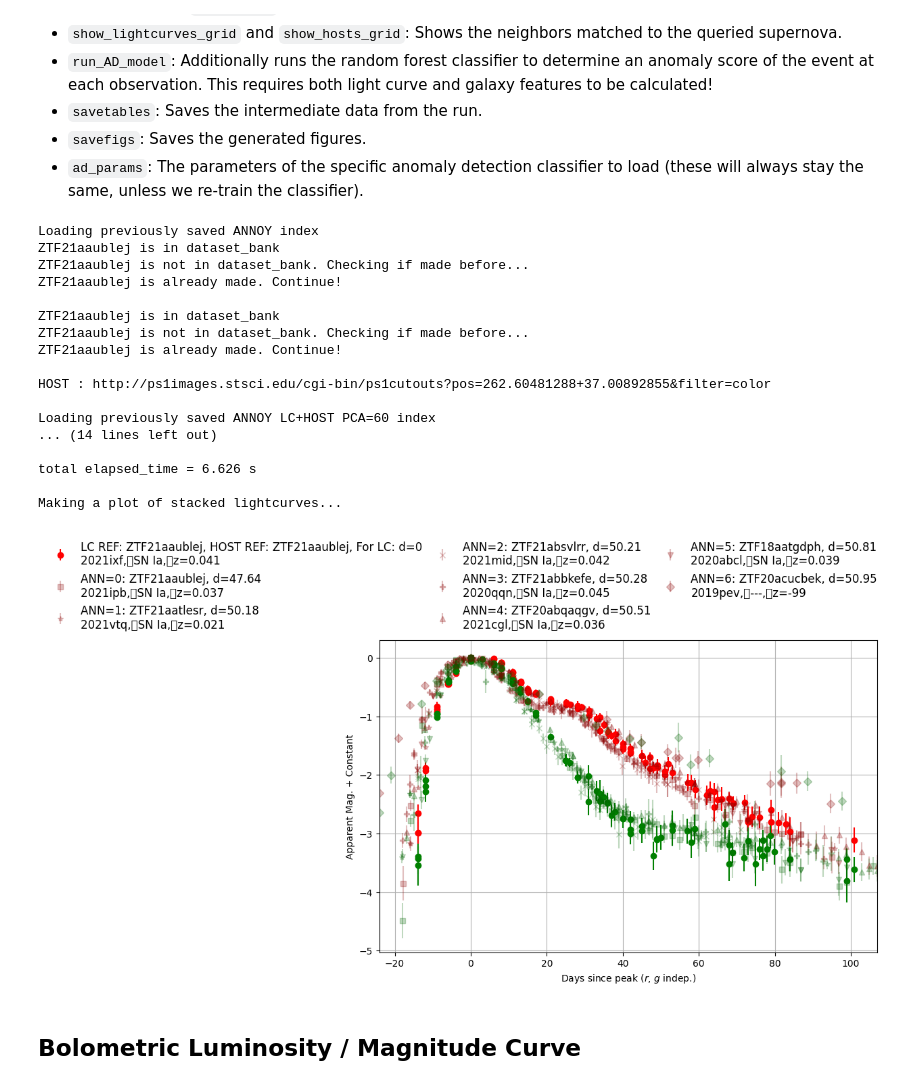
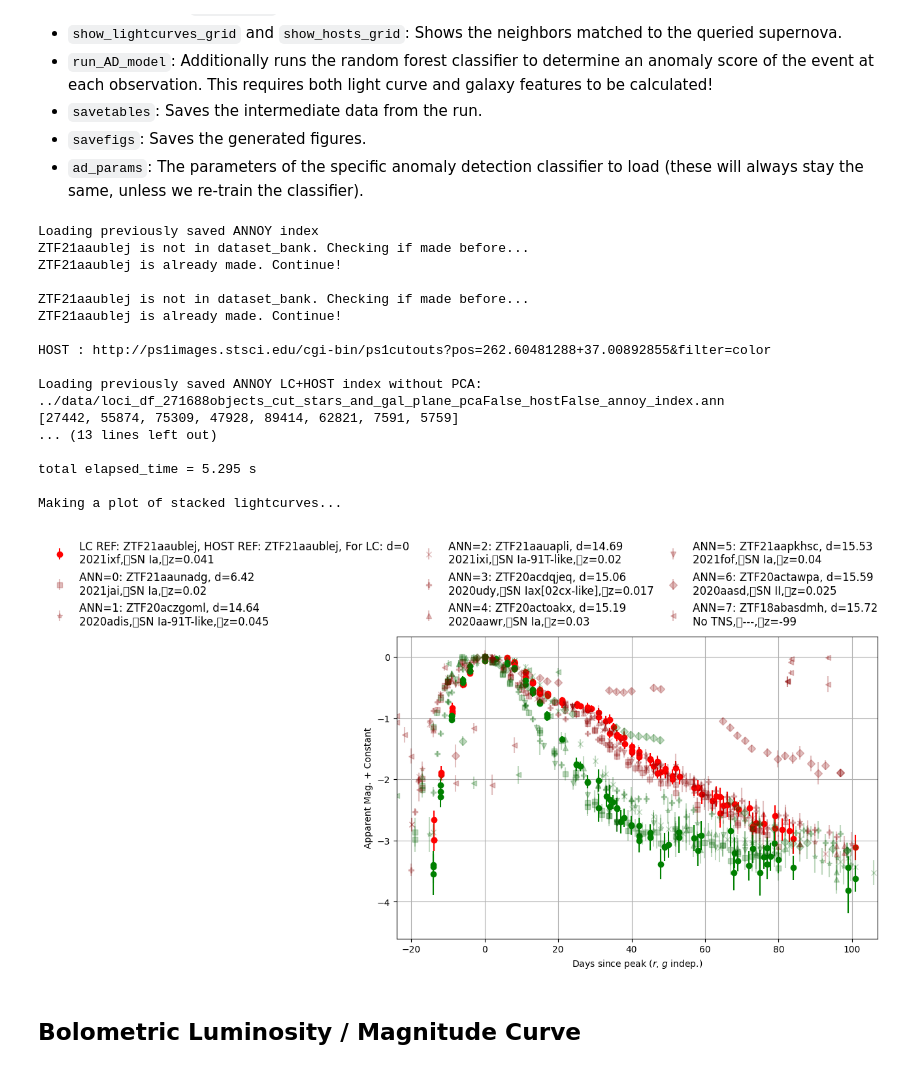
Before and after one commit to evan-reynolds/laiss_timedomainanomalies, a Jupyter notebook: notebooks/evan_research.ipynb, the cells around one changed output. Saved outputs shown, nothing was run; the diff lists cells and outputs as text; code cells hidden in the pictures.

```diff
--- a/notebooks/evan_research.ipynb
+++ b/notebooks/evan_research.ipynb
@@ -63,9 +63,9 @@ Successfully downloaded GHOST database.
 # %%
 # Choose LAISS features to use
-with open("../data/host_features.txt") as host_f:
+with open("../data/old_host_features.txt") as host_f:
     host_features = [line.strip() for line in host_f.readlines()]
 
-with open("../data/lc_features.txt") as lc_f:
+with open("../data/old_lc_features.txt") as lc_f:
     lc_features = [line.strip() for line in lc_f.readlines()]
 
 lc_and_host_features = host_features + lc_features
@@ -89,9 +89,9 @@ random_state = 11
 max_features = 35
 
 # Run PCA on light curve and host features to build space of 60 features and build ANNOY index on them
-binary_index_path = "../data/"+mod_build_indexed_sample(fn='../data/dataset_bank_orig_5472objs.csv.gz', lc_features=lc_features, host_features=host_features, pca=True, save=True)
+# binary_index_path = "../data/"+mod_build_indexed_sample(fn='../data/dataset_bank_orig_5472objs.csv.gz', lc_features=lc_features, host_features=host_features, pca=True, save=True)
 # Or, don't use PCA for (hopefully) more accurate results
-# binary_index_path = "../data/"+mod_build_indexed_sample(fn='../data/loci_df_271688objects_cut_stars_and_gal_plane.csv', lc_features=lc_features, host_features=[], pca=False, save=True)
+binary_index_path = "../data/"+mod_build_indexed_sample(fn='../data/loci_df_271688objects_cut_stars_and_gal_plane.csv', lc_features=lc_features, host_features=[], pca=False, save=True)
 
 # LAISS(l_or_ztfid_ref="ZTF21aaublej",  # ZTF21aaublej or # ZTF22abcvfgs for anomaly
 #       lc_features=lc_features,
@@ -115,40 +115,40 @@ laiss_dict = LAISS_primer(
 )
 
 LAISS_nearest_neighbors(
     laiss_dict=laiss_dict,
-    use_pca_for_nn=True,
+    use_pca_for_nn=False,
     annoy_index_file_path=binary_index_path,
     n=8,
     search_k=5000,
     show_lightcurves_grid=True,
     store_results=False,
 )
 
 # LAISS_AD(
 #     laiss_dict=laiss_dict,
 #     lc_features=lc_features,
 #     host_features=host_features,
 #     ad_params={'n_estimators':n_estimators, 'max_depth':max_depth, 'random_state':random_state, 'max_features':max_features}
 # )
 # %% [output]
 Loading previously saved ANNOY index
-ZTF21aaublej is in dataset_bank
 ZTF21aaublej is not in dataset_bank. Checking if made before...
 ZTF21aaublej is already made. Continue!
 
-ZTF21aaublej is in dataset_bank
 ZTF21aaublej is not in dataset_bank. Checking if made before...
 ZTF21aaublej is already made. Continue!
 
 HOST : http://ps1images.stsci.edu/cgi-bin/ps1cutouts?pos=262.60481288+37.00892855&filter=color
 
-Loading previously saved ANNOY LC+HOST PCA=60 index
-... (14 lines left out)
+Loading previously saved ANNOY LC+HOST index without PCA:
+../data/loci_df_271688objects_cut_stars_and_gal_plane_pcaFalse_hostFalse_annoy_index.ann
+[27442, 55874, 75309, 47928, 89414, 62821, 7591, 5759]
+... (13 lines left out)
 
-total elapsed_time = 6.626 s
+total elapsed_time = 5.295 s
 
 Making a plot of stacked lightcurves...
-[figure, old version]
+[figure, new version]
 # %% [markdown]
 ## Bolometric Luminosity / Magnitude Curve
 # %%
```
Also changed, not shown: parts of 1 cell of this notebook, 8 other files.
